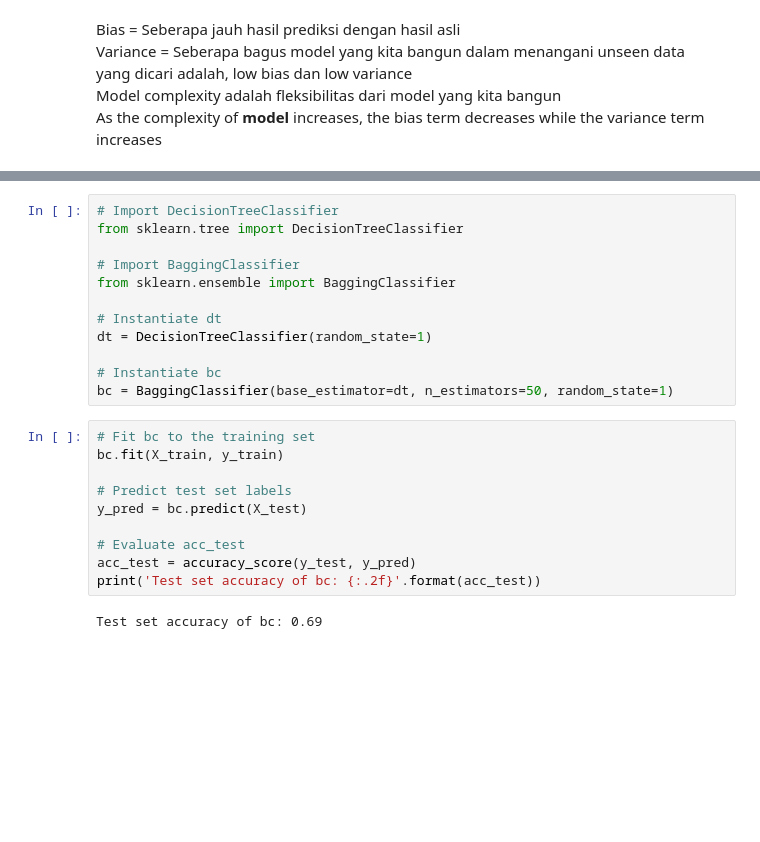
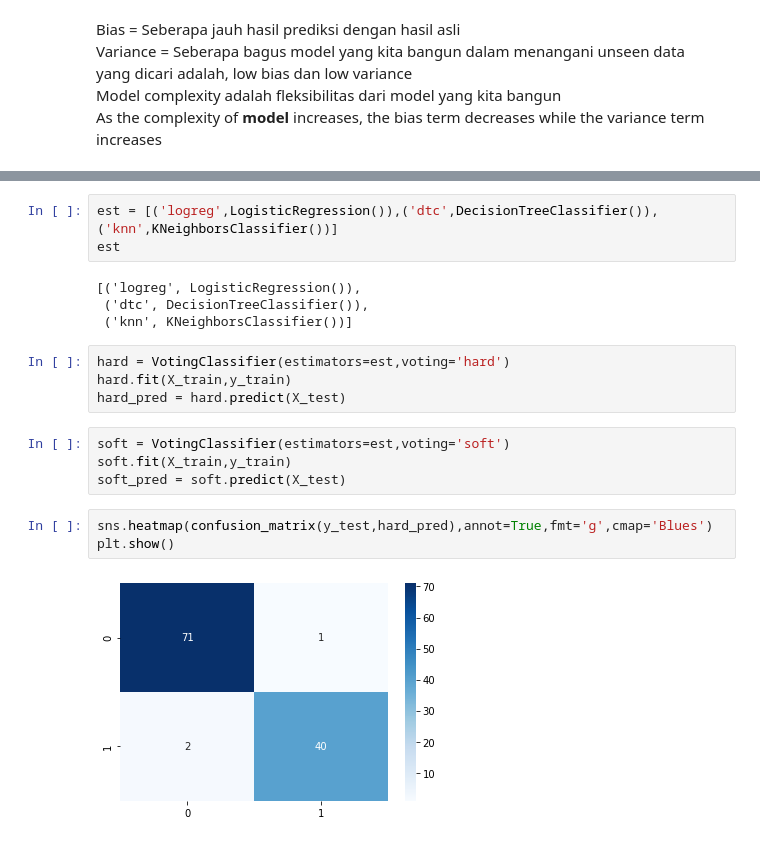
Before and after one commit to R1CryOn/Go-F-Urself, a Jupyter notebook: Koding/Machine Learning 4c - Decision Tree Explanator.ipynb, the cells around one changed output, grey strips where cells are left out. Cells and saved outputs as stored; diff of their text form; blank space fills up the shorter version.

```diff
--- a/Koding/Machine Learning 4c - Decision Tree Explanator.ipynb
+++ b/Koding/Machine Learning 4c - Decision Tree Explanator.ipynb
@@ -109,24 +80,20 @@ Voting Classifier Memiliki Akurasi : 0.69
-# %%
-# Import DecisionTreeClassifier
-from sklearn.tree import DecisionTreeClassifier
-
-# Import BaggingClassifier
-from sklearn.ensemble import BaggingClassifier
-
-# Instantiate dt
-dt = DecisionTreeClassifier(random_state=1)
-
-# Instantiate bc
-bc = BaggingClassifier(base_estimator=dt, n_estimators=50, random_state=1)
-# %%
-# Fit bc to the training set
-bc.fit(X_train, y_train)
-
-# Predict test set labels
-y_pred = bc.predict(X_test)
-
-# Evaluate acc_test
-acc_test = accuracy_score(y_test, y_pred)
-print('Test set accuracy of bc: {:.2f}'.format(acc_test))
-# %% [output]
-Test set accuracy of bc: 0.69
+# %%
+est = [('logreg',LogisticRegression()),('dtc',DecisionTreeClassifier()),('knn',KNeighborsClassifier())]
+est
+# %% [output]
+[('logreg', LogisticRegression()),
+ ('dtc', DecisionTreeClassifier()),
+ ('knn', KNeighborsClassifier())]
+# %%
+hard = VotingClassifier(estimators=est,voting='hard')
+hard.fit(X_train,y_train)
+hard_pred = hard.predict(X_test)
+# %%
+soft = VotingClassifier(estimators=est,voting='soft')
+soft.fit(X_train,y_train)
+soft_pred = soft.predict(X_test)
+# %%
+sns.heatmap(confusion_matrix(y_test,hard_pred),annot=True,fmt='g',cmap='Blues')
+plt.show()
+# %% [output]
+[figure, added]
```
Also changed, not shown: parts of 23 cells of this notebook, 1 other file.
